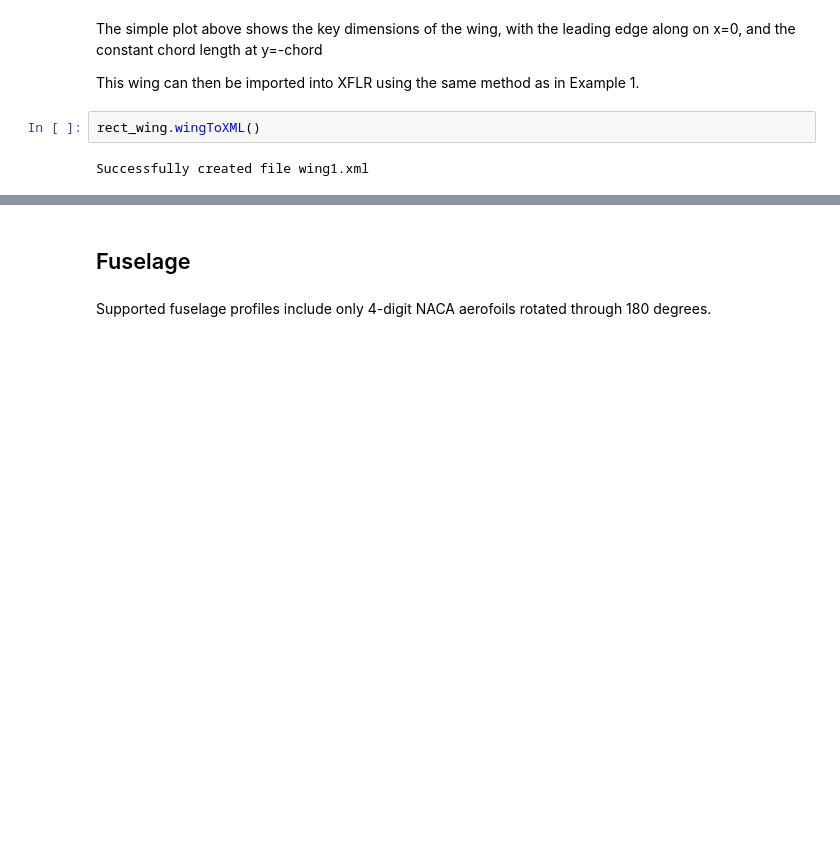
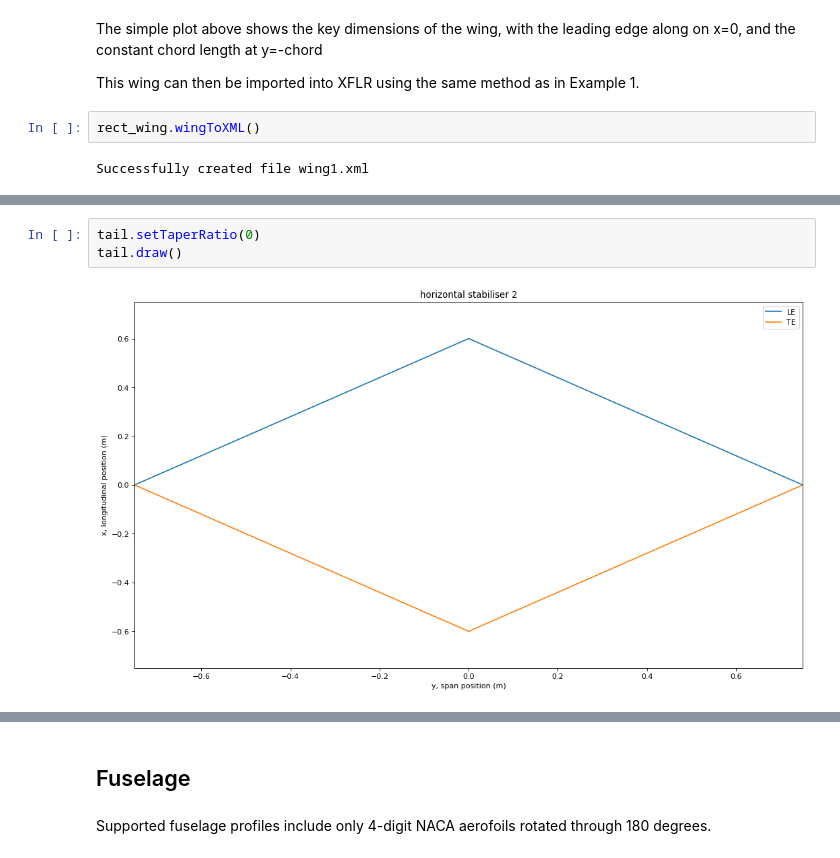
Before and after one commit to EliotDucky/AC2XFLR, a Jupyter notebook: Demo.ipynb, the cells around one changed output, grey strips where cells are left out. Saved outputs shown, nothing was run; the diff lists cells and outputs as text; blank space fills up the shorter version.

```diff
--- a/Demo.ipynb
+++ b/Demo.ipynb
@@ -91,0 +119,5 @@ Successfully created file wing1.xml
+# %%
+tail.setTaperRatio(0)
+tail.draw()
+# %% [output]
+[figure, added]
```
Also changed, not shown: parts of 7 cells of this notebook, 1 other file.
